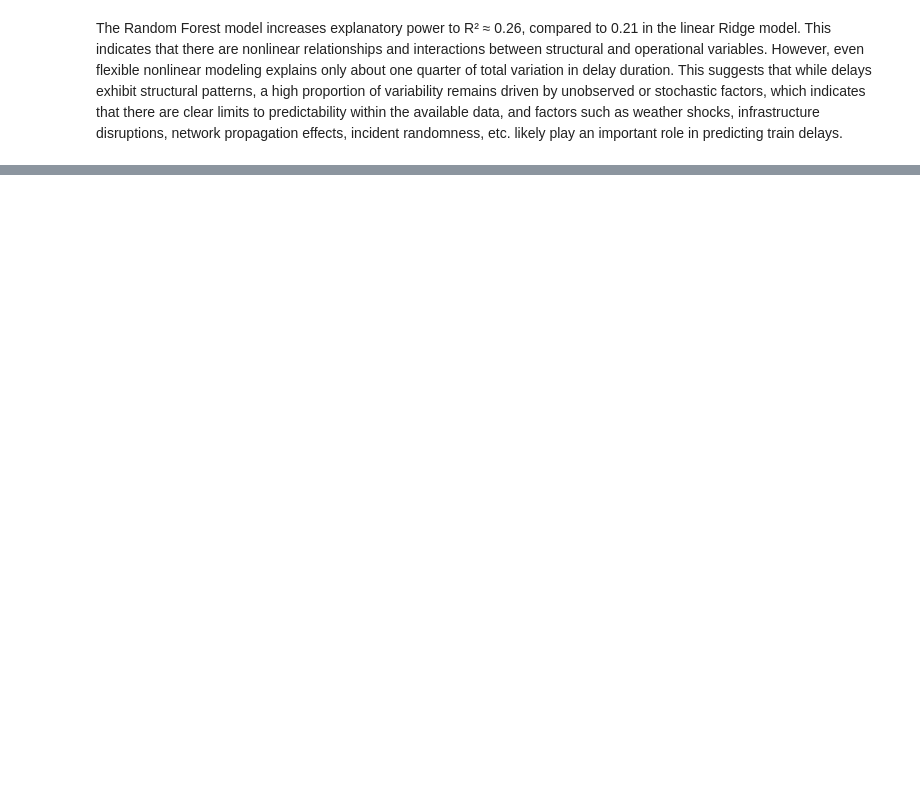
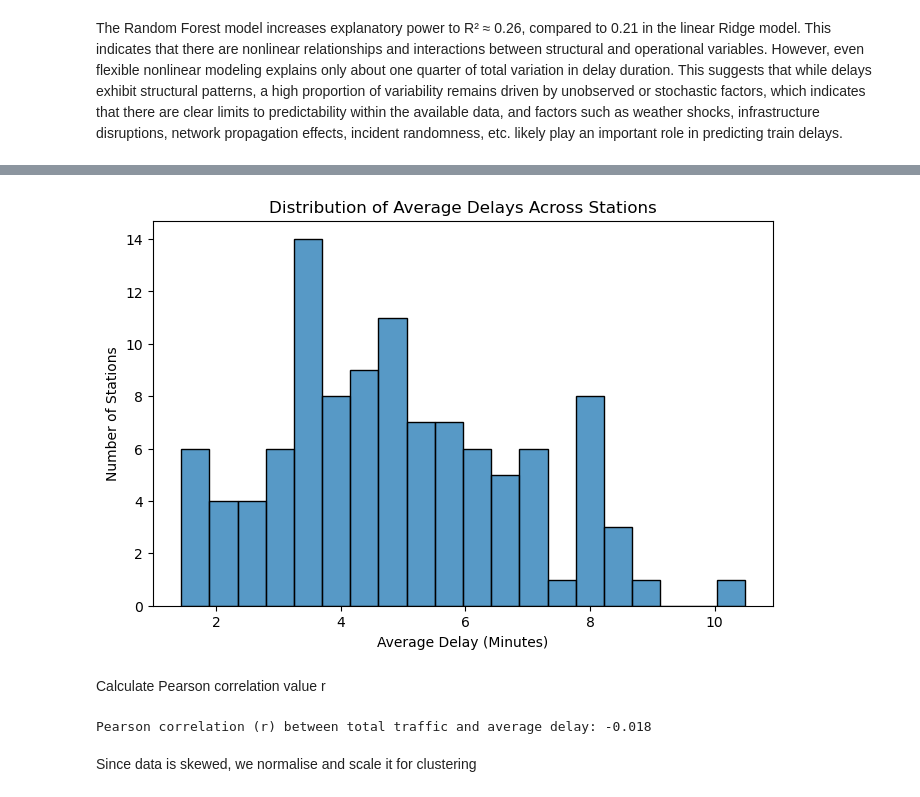
Before and after one commit to kellymegan/ASDA_2025_Group_2_Portfolio_, a Jupyter notebook: notebooks/exam_group2_notebook.ipynb, the cells around one changed output, grey strips where cells are left out. Saved outputs shown, nothing was run; the diff lists cells and outputs as text; code cells hidden in the pictures; blank space fills up the shorter version.

```diff
--- a/notebooks/exam_group2_notebook.ipynb
+++ b/notebooks/exam_group2_notebook.ipynb
@@ -775,0 +701,27 @@ plt.show()
+# %%
+plt.figure(figsize=(8, 5))
+
+sns.histplot(
+     station_profiles['avg_delay_min'],
+     bins=20
+ )
+
+plt.title('Distribution of Average Delays Across Stations')
+plt.xlabel('Average Delay (Minutes)')
+plt.ylabel('Number of Stations')
+plt.show()
+# %% [output]
+[figure, added]
+# %% [markdown]
+Calculate Pearson correlation value r
+# %%
+
+# If it close to 0, we don't see a correlation between delays and train volume
+
+correlation = station_profiles['total_trains'].corr(station_profiles['avg_delay_min'])
+
+print(f"Pearson correlation (r) between total traffic and average delay: {correlation:.3f}")
+# %% [output]
+Pearson correlation (r) between total traffic and average delay: -0.018
+# %% [markdown]
+Since data is skewed, we normalise and scale it for clustering
```
Also changed, not shown: parts of 50 cells of this notebook, 3 other files.
